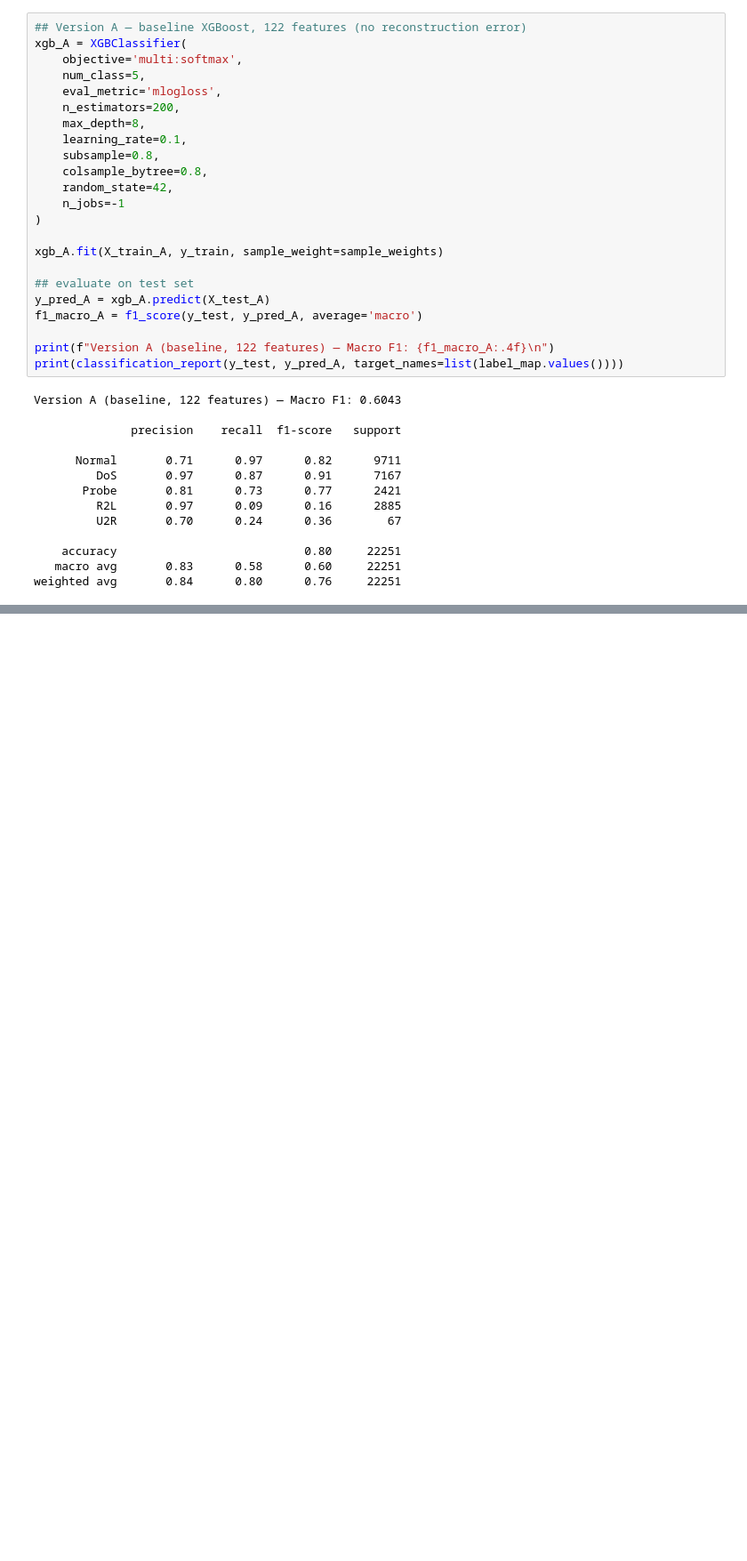
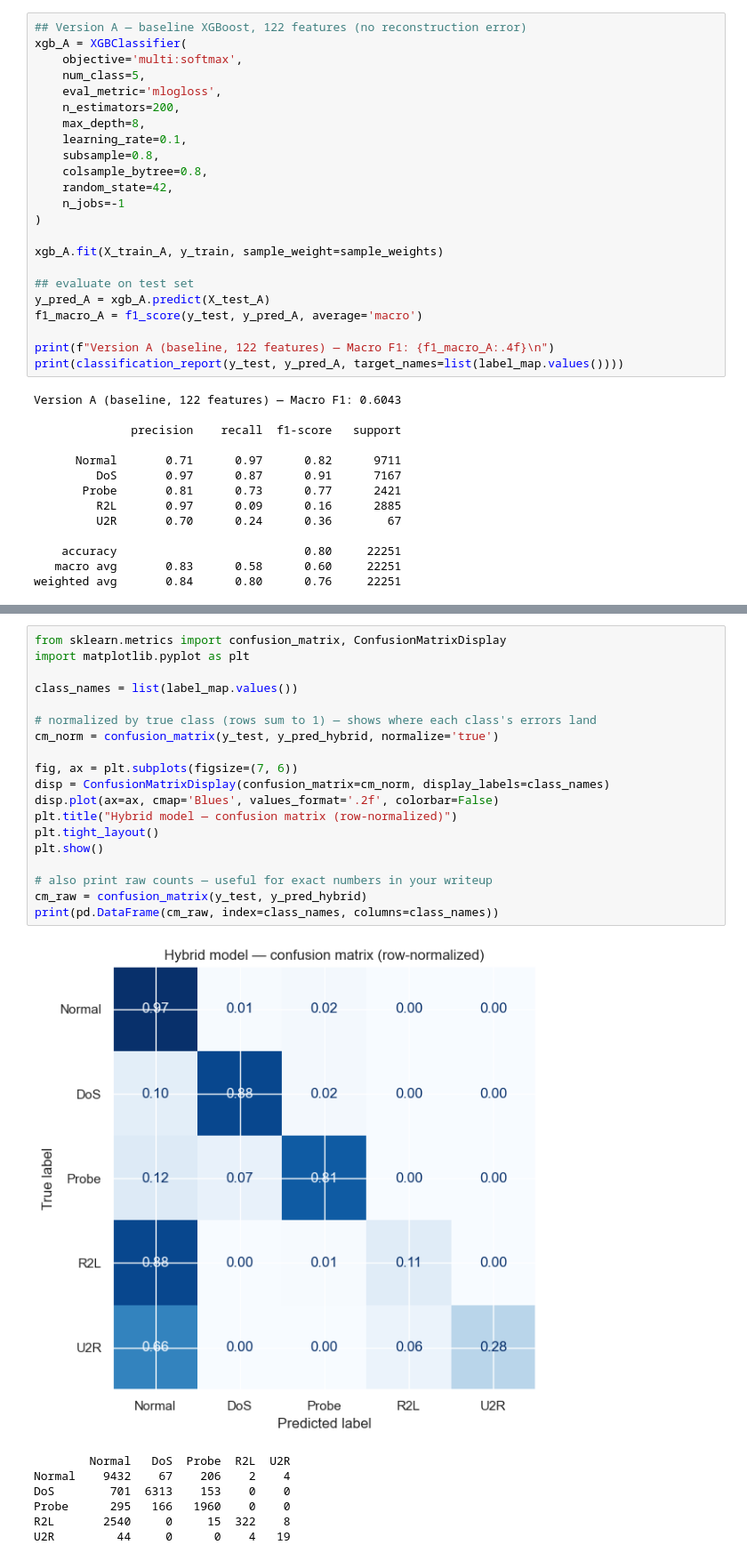
Before and after one commit to PrashantMeena001/Intrusion-Detection-System-, a Jupyter notebook: notebooks/xgboost.ipynb, the cells around one changed output, grey strips where cells are left out. Shown at 89% size. Saved outputs shown, nothing was run; the diff lists cells and outputs as text; blank space fills up the shorter version.

```diff
--- a/notebooks/xgboost.ipynb
+++ b/notebooks/xgboost.ipynb
@@ -247,3 +273,30 @@ weighted avg       0.85      0.82      0.79     22251
+# %%
+from sklearn.metrics import confusion_matrix, ConfusionMatrixDisplay
+import matplotlib.pyplot as plt
+
+class_names = list(label_map.values())
+
+# normalized by true class (rows sum to 1) — shows where each class's errors land
+cm_norm = confusion_matrix(y_test, y_pred_hybrid, normalize='true')
+
+fig, ax = plt.subplots(figsize=(7, 6))
+disp = ConfusionMatrixDisplay(confusion_matrix=cm_norm, display_labels=class_names)
+disp.plot(ax=ax, cmap='Blues', values_format='.2f', colorbar=False)
+plt.title("Hybrid model — confusion matrix (row-normalized)")
+plt.tight_layout()
+plt.show()
+
+# also print raw counts — useful for exact numbers in your writeup
+cm_raw = confusion_matrix(y_test, y_pred_hybrid)
+print(pd.DataFrame(cm_raw, index=class_names, columns=class_names))
+# %% [output]
+[figure, added]
+        Normal   DoS  Probe  R2L  U2R
+Normal    9432    67    206    2    4
+DoS        701  6313    153    0    0
+Probe      295   166   1960    0    0
+R2L       2540     0     15  322    8
+U2R         44     0      0    4   19
 # %%
 def bootstrap_per_class_diff(y_true, y_pred_baseline, y_pred_hybrid,
                               label_map, n_bootstrap=1000, random_state=42):
```
Also changed, not shown: parts of 19 cells of this notebook, 3 other files.
